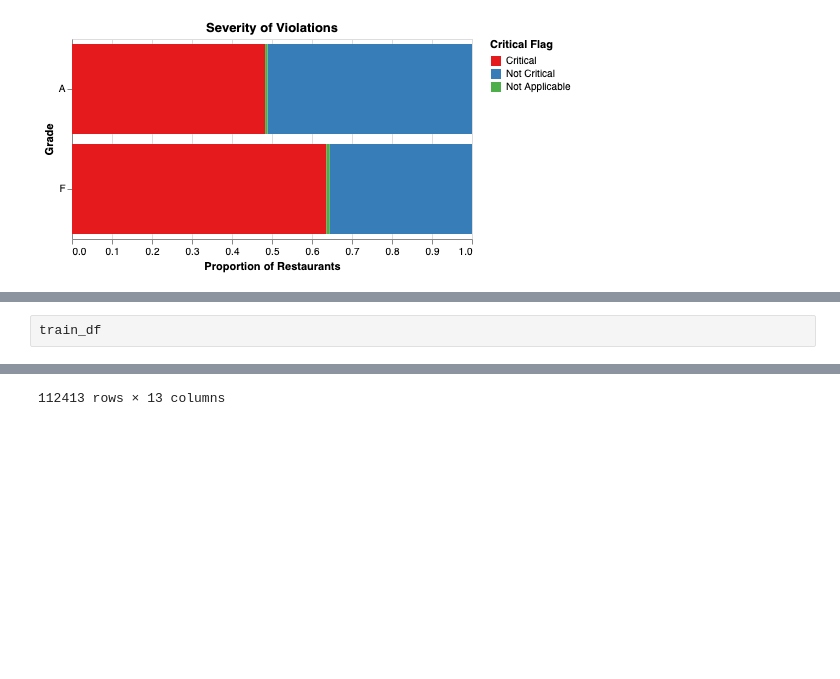
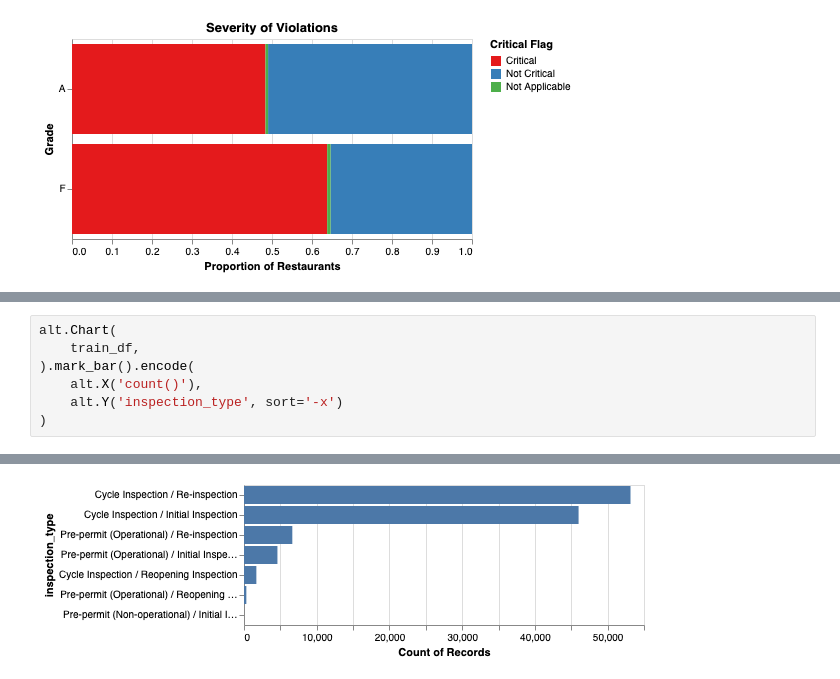
Before and after one commit to UBC-MDS/newyork_restaurant_grading, a Jupyter notebook: src/nyc_rest_eda.ipynb, the cells around one changed output, grey strips where cells are left out. Saved outputs shown, nothing was run; the diff lists cells and outputs as text; blank space fills up the shorter version.

```diff
--- a/src/nyc_rest_eda.ipynb
+++ b/src/nyc_rest_eda.ipynb
@@ -195,3 +245,8 @@ alt.Chart(
 # %%
-train_df
+alt.Chart(
+    train_df,
+).mark_bar().encode(
+    alt.X('count()'),
+    alt.Y('inspection_type', sort='-x')
+)
 # %% [output]
@@ -210 +253 @@ train_df
-112413 rows × 13 columns
+[figure, added]
```
Also changed, not shown: parts of 31 cells of this notebook, 2 other files.
